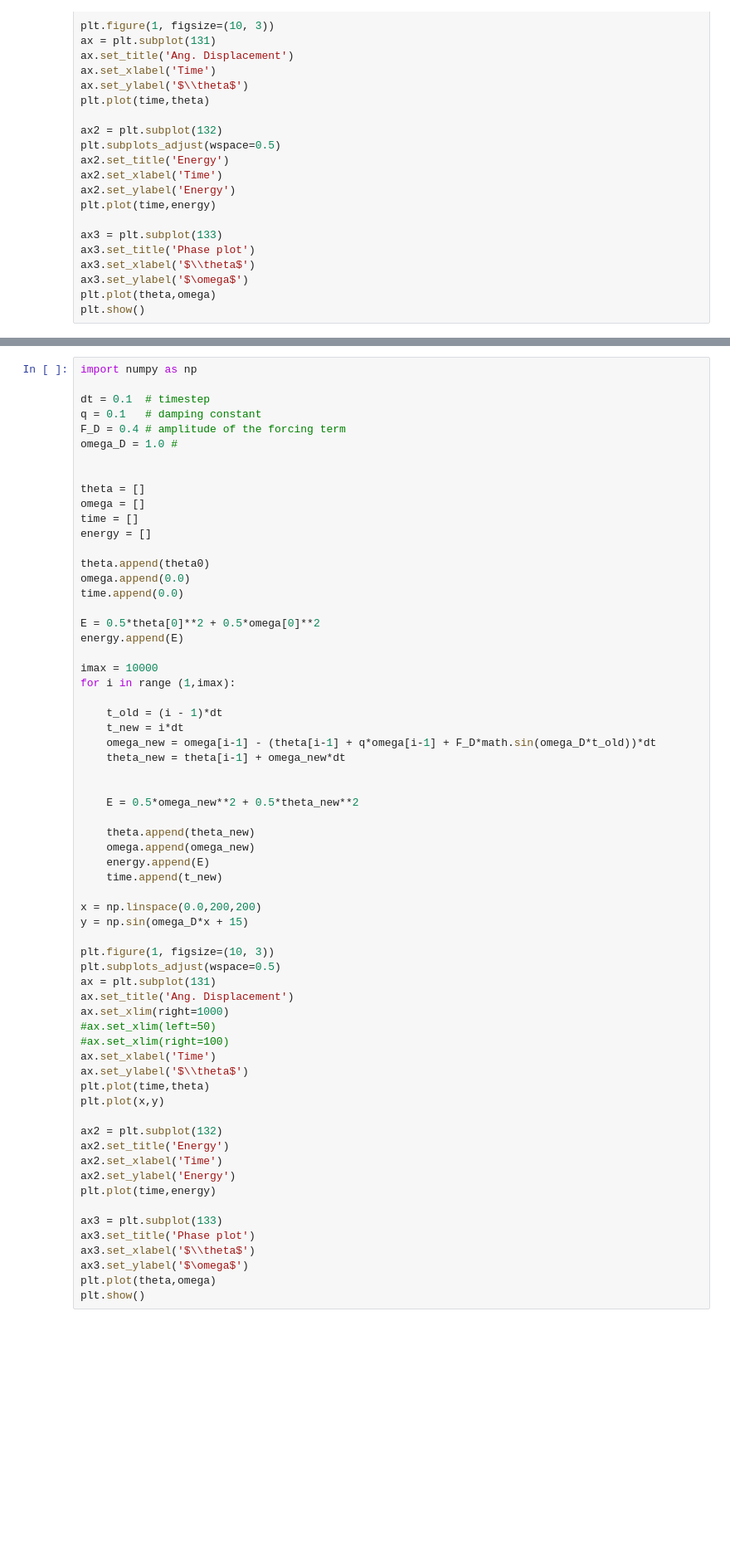
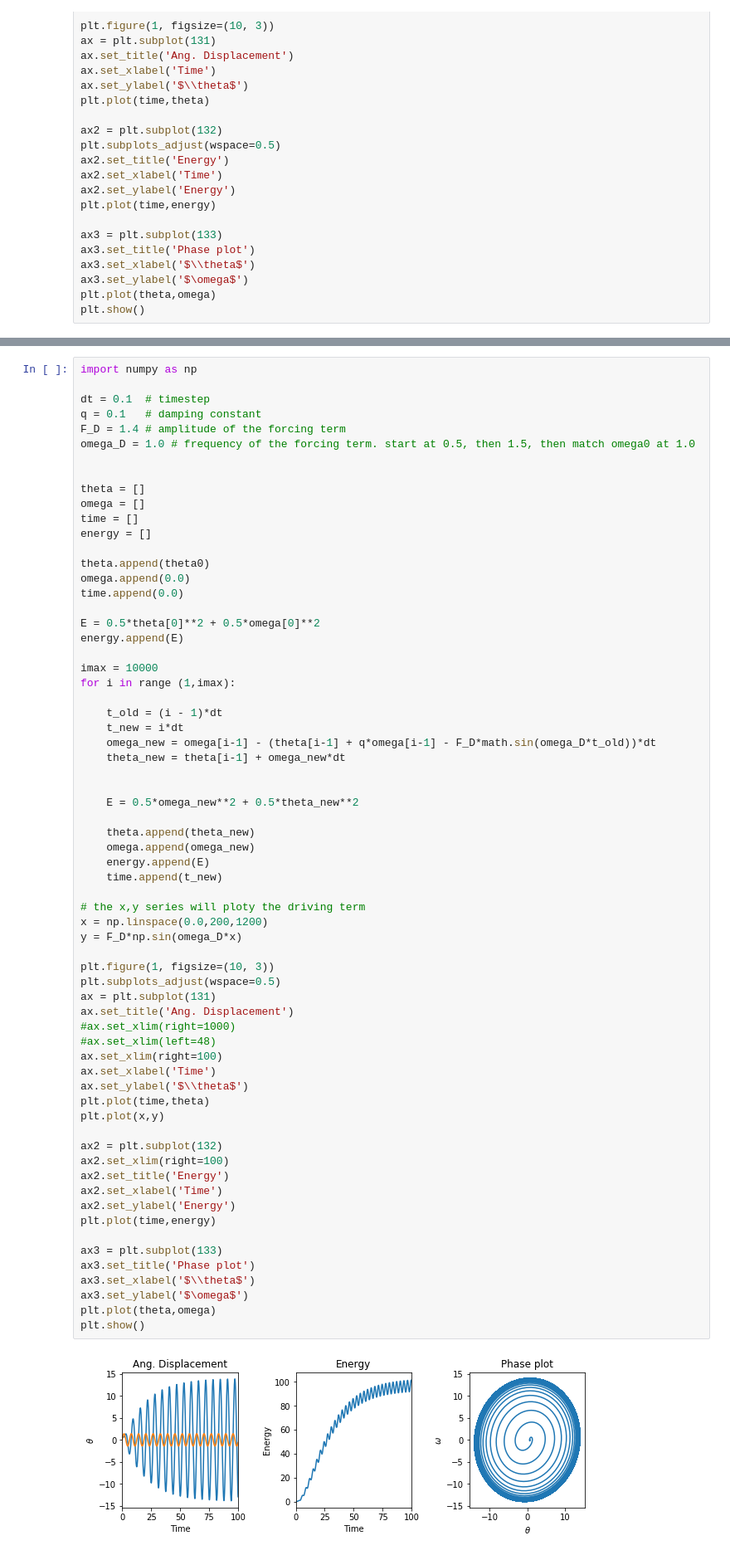
Before and after one commit to Boltz-mann/Phys460_660_2021, a Jupyter notebook: pendulum.ipynb, the cells around one changed output, grey strips where cells are left out. Shown at 83% size. Drawn from its saved outputs; the diff is of its cells as text; blank space fills up the shorter version.

```diff
--- a/pendulum.ipynb
+++ b/pendulum.ipynb
@@ -399,8 +422,8 @@ import numpy as np
 
 dt = 0.1  # timestep
 q = 0.1   # damping constant
-F_D = 0.4 # amplitude of the forcing term
-omega_D = 1.0 #
+F_D = 1.4 # amplitude of the forcing term
+omega_D = 1.0 # frequency of the forcing term. start at 0.5, then 1.5, then match omega0 at 1.0
 
 
 theta = []
@@ -420,42 +443,46 @@ for i in range (1,imax):
 
     t_old = (i - 1)*dt
     t_new = i*dt
-    omega_new = omega[i-1] - (theta[i-1] + q*omega[i-1] + F_D*math.sin(omega_D*t_old))*dt
+    omega_new = omega[i-1] - (theta[i-1] + q*omega[i-1] - F_D*math.sin(omega_D*t_old))*dt
     theta_new = theta[i-1] + omega_new*dt
 
 
     E = 0.5*omega_new**2 + 0.5*theta_new**2
 
     theta.append(theta_new)
     omega.append(omega_new)
     energy.append(E)
     time.append(t_new)
 
-x = np.linspace(0.0,200,200)
-y = np.sin(omega_D*x + 15)
+# the x,y series will ploty the driving term
+x = np.linspace(0.0,200,1200)
+y = F_D*np.sin(omega_D*x)
 
 plt.figure(1, figsize=(10, 3))
 plt.subplots_adjust(wspace=0.5)
 ax = plt.subplot(131)
 ax.set_title('Ang. Displacement')
-ax.set_xlim(right=1000)
-#ax.set_xlim(left=50)
-#ax.set_xlim(right=100)
+#ax.set_xlim(right=1000)
+#ax.set_xlim(left=48)
+ax.set_xlim(right=100)
 ax.set_xlabel('Time')
 ax.set_ylabel('$\\theta$')
 plt.plot(time,theta)
 plt.plot(x,y)
 
 ax2 = plt.subplot(132)
+ax2.set_xlim(right=100)
 ax2.set_title('Energy')
 ax2.set_xlabel('Time')
 ax2.set_ylabel('Energy')
 plt.plot(time,energy)
 
 ax3 = plt.subplot(133)
 ax3.set_title('Phase plot')
 ax3.set_xlabel('$\\theta$')
 ax3.set_ylabel('$\omega$')
 plt.plot(theta,omega)
 plt.show()
+# %% [output]
+[figure, added]
 # %% [markdown]
```
Also changed, not shown: parts of 11 cells of this notebook.
